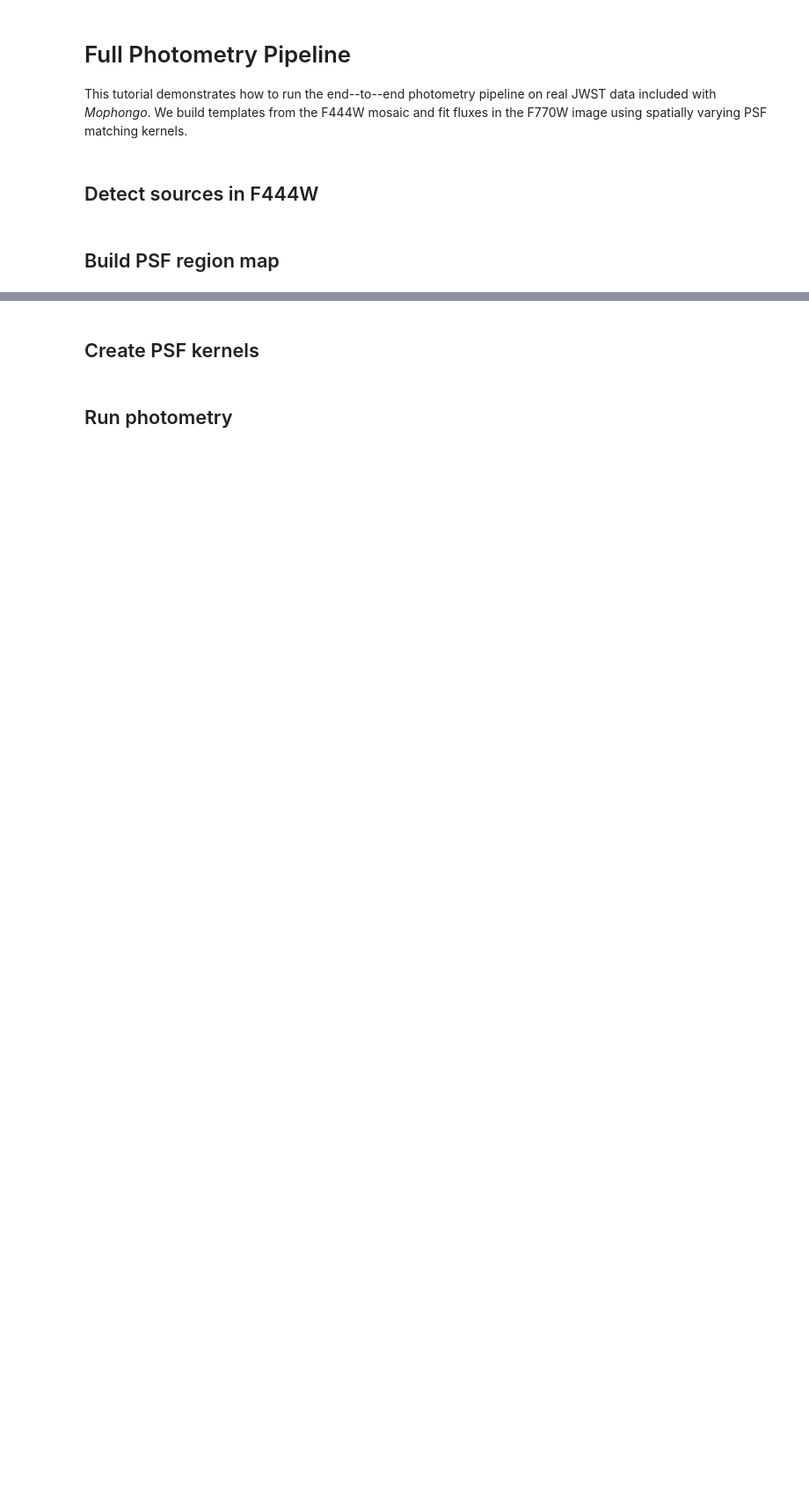
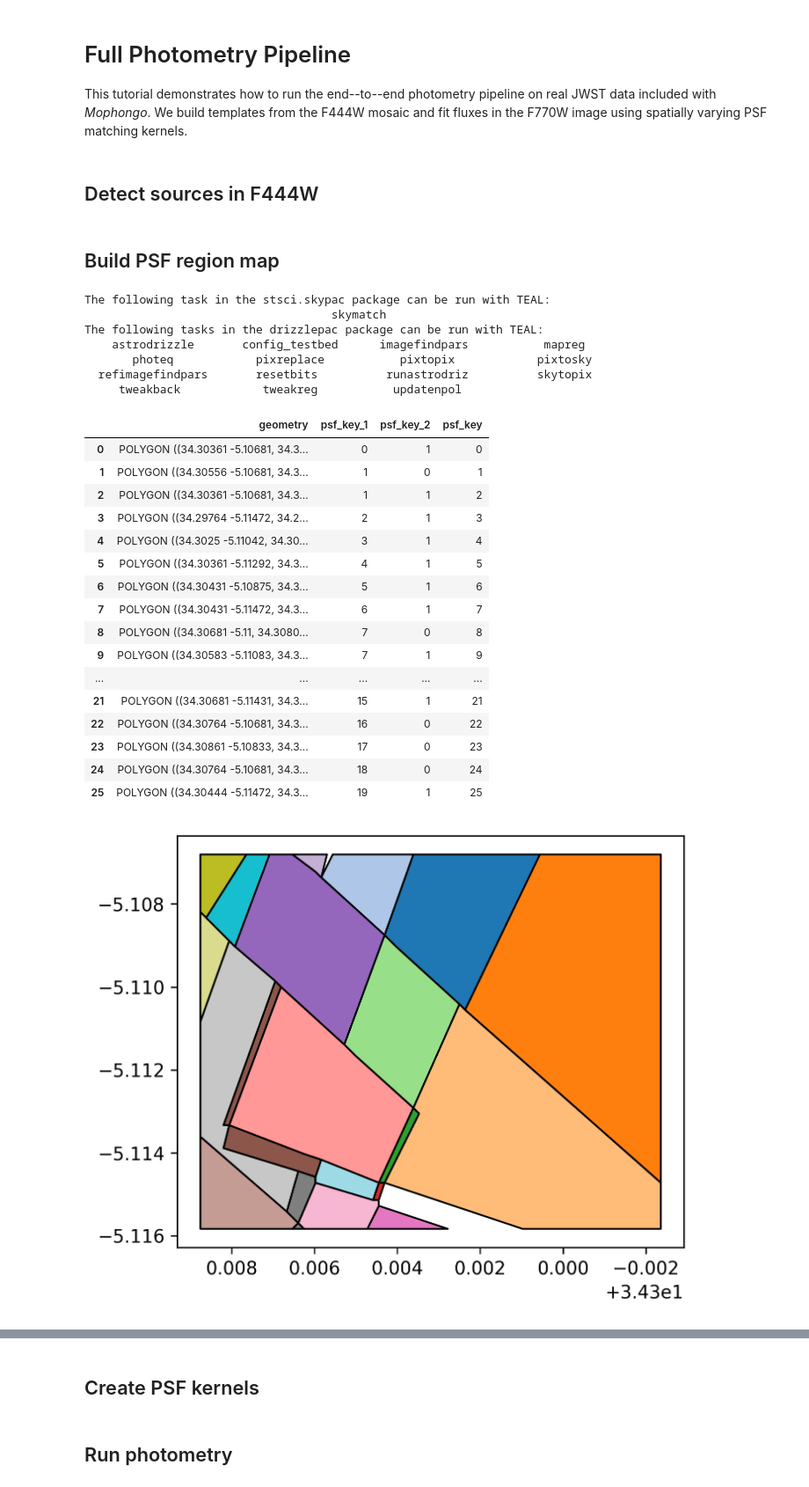
Before and after one commit to ivolabbe/mophongo, a Jupyter notebook: examples/full_pipeline.ipynb, the cells around one changed output, grey strips where cells are left out. Shown at 88% size. Cells and saved outputs as stored; diff of their text form; code cells hidden in the pictures; blank space fills up the shorter version.

```diff
--- a/examples/full_pipeline.ipynb
+++ b/examples/full_pipeline.ipynb
@@ -29,2 +10,11 @@ catalog = cat.catalog
+# %%
+from pathlib import Path
+import numpy as np
+from astropy.io import fits
+
+data_dir = Path('../data')
+field = data_dir / 'uds-test'
+sci_444 = data_dir / f'{field}-f444w_sci.fits'
+wht_444 = data_dir / f'{field}-f444w_wht.fits'
 # %% [markdown]
 ## Build PSF region map
@@ -39,0 +21,45 @@ prm = PSFRegionMap.from_footprints(fp)
+# %%
+from mophongo.psf import DrizzlePSF
+from mophongo.psf_map import PSFRegionMap
+
+# also reads the associated _wcs.csv files
+dpsf_444 = DrizzlePSF(driz_image=str(sci_444))
+dpsf_770 = DrizzlePSF(driz_image=str(sci_444).replace('444', '770'))
+
+# Keep only footprints overlapping the drizzled mosaic
+prm_444 = PSFRegionMap.from_footprints(dpsf_444.footprint).overlay_with(dpsf_444.driz_footprint)
+prm_770 = PSFRegionMap.from_footprints(dpsf_770.footprint).overlay_with(dpsf_444.driz_footprint)
+
+# compute overlay regions unique to both PSFs
+prm_kern = prm_444.overlay_with(prm_770)
+prm_kern.name = '444 to 770 kernel'
+prm_444.plot()
+prm_770.plot()
+prm_kern.plot()
+prm_kern.regions
+# %% [output]
+The following task in the stsci.skypac package can be run with TEAL:
+                                    skymatch
+The following tasks in the drizzlepac package can be run with TEAL:
+    astrodrizzle       config_testbed      imagefindpars           mapreg
+       photeq            pixreplace           pixtopix            pixtosky
+  refimagefindpars       resetbits          runastrodriz          skytopix
+     tweakback            tweakreg           updatenpol
+|  | geometry | psf_key_1 | psf_key_2 | psf_key |
+| 0 | POLYGON ((34.30361 -5.10681, 34.3... | 0 | 1 | 0 |
+| 1 | POLYGON ((34.30556 -5.10681, 34.3... | 1 | 0 | 1 |
+| 2 | POLYGON ((34.30361 -5.10681, 34.3... | 1 | 1 | 2 |
+| 3 | POLYGON ((34.29764 -5.11472, 34.2... | 2 | 1 | 3 |
+| 4 | POLYGON ((34.3025 -5.11042, 34.30... | 3 | 1 | 4 |
+| 5 | POLYGON ((34.30361 -5.11292, 34.3... | 4 | 1 | 5 |
+| 6 | POLYGON ((34.30431 -5.10875, 34.3... | 5 | 1 | 6 |
+| 7 | POLYGON ((34.30431 -5.11472, 34.3... | 6 | 1 | 7 |
+| 8 | POLYGON ((34.30681 -5.11, 34.3080... | 7 | 0 | 8 |
+| 9 | POLYGON ((34.30583 -5.11083, 34.3... | 7 | 1 | 9 |
+| ... | ... | ... | ... | ... |
+| 21 | POLYGON ((34.30681 -5.11431, 34.3... | 15 | 1 | 21 |
+| 22 | POLYGON ((34.30764 -5.10681, 34.3... | 16 | 0 | 22 |
+| 23 | POLYGON ((34.30861 -5.10833, 34.3... | 17 | 0 | 23 |
+| 24 | POLYGON ((34.30764 -5.10681, 34.3... | 18 | 0 | 24 |
+| 25 | POLYGON ((34.30444 -5.11472, 34.3... | 19 | 1 | 25 |
+[figure, added]
```
Also changed, not shown: parts of 13 cells of this notebook, 24 other files.
